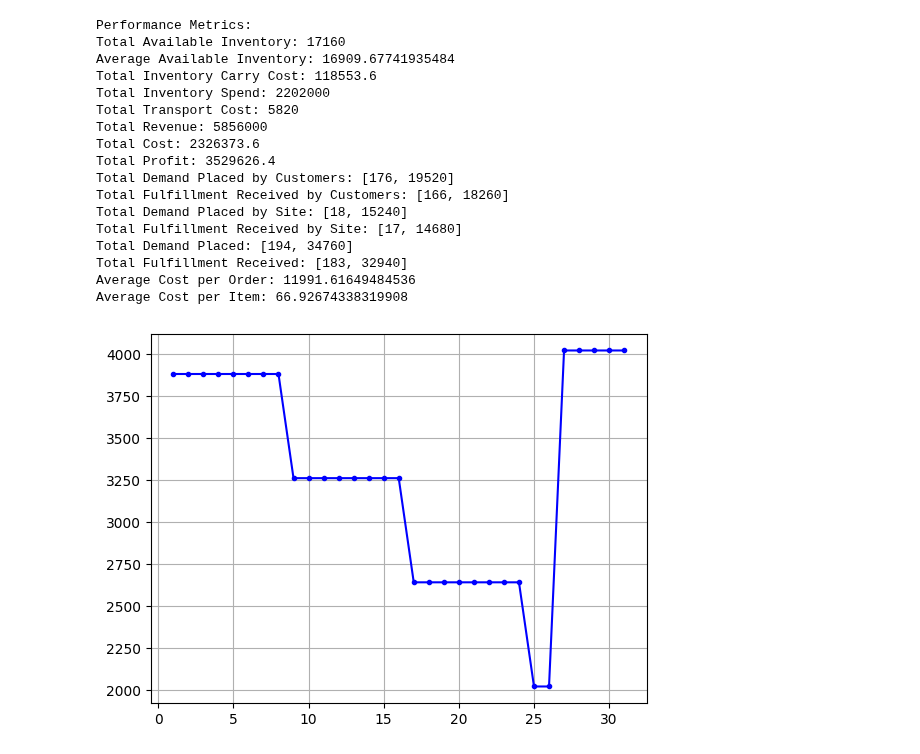
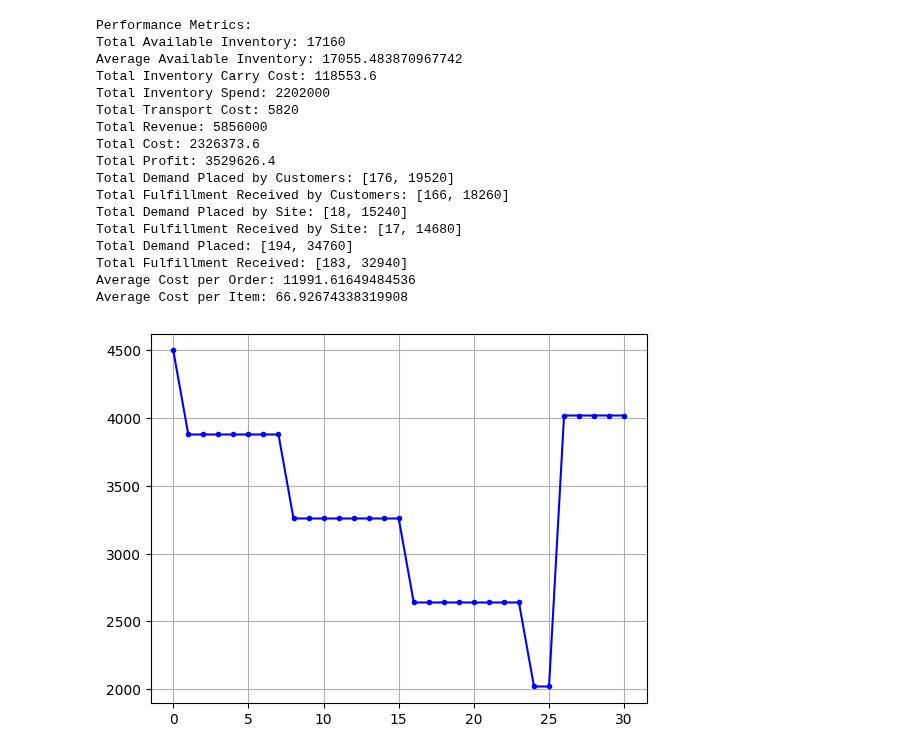
Before and after one commit to SupplyChainSimulation/SupplyNetPy, a Jupyter notebook: Validation/Single_Echelon_3.ipynb, the cells around one changed output. Cells and saved outputs as stored; diff of their text form; code cells hidden in the pictures.

```diff
--- a/Validation/Single_Echelon_3.ipynb
+++ b/Validation/Single_Echelon_3.ipynb
@@ -36,7 +34,7 @@ raw_mat = scm.RawMaterial(ID="RM1", name="raw materials mouse", extraction_quant
 supplier = scm.Supplier(env=env, ID='S1', name='Supplier', node_type="infinite_supplier")
 
 mouse = scm.Product(ID="B1", name="WM 1", manufacturing_cost=10, manufacturing_time=0, sell_price=300, buy_price=150,
-                             raw_materials=[{"raw_material": raw_mat, "quantity": 1}], units_per_cycle=2500)
+                             raw_materials=[{"raw_material": raw_mat, "quantity": 1}], batch_size=2500)
 
 distributor1 = scm.InventoryNode(env=env, ID='D1', name='Distribution Center 1', node_type="distributor",
                                 capacity=1000, initial_level=1000, inventory_holding_cost=0.22,
@@ -71,47 +69,47 @@ distributor8 = scm.InventoryNode(env=env, ID='D8', name='Distribution Center 8',
                                 replenishment_policy = scm.RQReplenishment, policy_param={'R':2500, 'Q':2000},
                                 product_buy_price=150, product_sell_price=300)
 
-link1= scm.Link(env=env, ID='L1', source=supplier, sink=distributor1, cost=30, lead_time=lambda: 1)
-link2 = scm.Link(env=env, ID='L2', source=supplier, sink=distributor2, cost=30, lead_time=lambda: 1)
-link3 = scm.Link(env=env, ID='L3', source=supplier, sink=distributor3, cost=30, lead_time=lambda: 1)
-link4 = scm.Link(env=env, ID='L4', source=supplier, sink=distributor4, cost=30, lead_time=lambda: 1)
-link5 = scm.Link(env=env, ID='L5', source=supplier, sink=distributor5, cost=30, lead_time=lambda: 1)
-link6 = scm.Link(env=env, ID='L6', source=supplier, sink=distributor6, cost=30, lead_time=lambda: 1)
-link7 = scm.Link(env=env, ID='L7', source=supplier, sink=distributor7, cost=30, lead_time=lambda: 1)
-link8 = scm.Link(env=env, ID='L8', source=supplier, sink=distributor8, cost=30, lead_time=lambda: 1)
+link1= scm.Link(env=env, ID='L1', source=supplier, sink=distributor1, cost=30, lead_time=lambda: 0.5)
+link2 = scm.Link(env=env, ID='L2', source=supplier, sink=distributor2, cost=30, lead_time=lambda: 0.5)
+link3 = scm.Link(env=env, ID='L3', source=supplier, sink=distributor3, cost=30, lead_time=lambda: 0.5)
+link4 = scm.Link(env=env, ID='L4', source=supplier, sink=distributor4, cost=30, lead_time=lambda: 0.5)
+link5 = scm.Link(env=env, ID='L5', source=supplier, sink=distributor5, cost=30, lead_time=lambda: 0.5)
+link6 = scm.Link(env=env, ID='L6', source=supplier, sink=distributor6, cost=30, lead_time=lambda: 0.5)
+link7 = scm.Link(env=env, ID='L7', source=supplier, sink=distributor7, cost=30, lead_time=lambda: 0.5)
+link8 = scm.Link(env=env, ID='L8', source=supplier, sink=distributor8, cost=30, lead_time=lambda: 0.5)
 
 demand1 = scm.Demand(env=env, ID='demand_D1', name='Demand 1', order_arrival_model=lambda: 1, order_quantity_model=lambda:20,
-                     delivery_cost=lambda:30, lead_time=lambda: 1, demand_node=distributor1)
+                     delivery_cost=lambda:30, lead_time=lambda: 0.5, demand_node=distributor1)
 demand2 = scm.Demand(env=env, ID='demand_D2', name='Demand 2', order_arrival_model=lambda: 1, order_quantity_model=lambda:40,
-                     delivery_cost=lambda:30, lead_time=lambda: 1, demand_node=distributor1)
+                     delivery_cost=lambda:30, lead_time=lambda: 0.5, demand_node=distributor1)
 demand3 = scm.Demand(env=env, ID='demand_D3', name='Demand 3', order_arrival_model=lambda: 2, order_quantity_model=lambda:60,
-                     delivery_cost=lambda:30, lead_time=lambda: 1, demand_node=distributor2)
+                     delivery_cost=lambda:30, lead_time=lambda: 0.5, demand_node=distributor2)
 demand4 = scm.Demand(env=env, ID='demand_D4', name='Demand 4', order_arrival_model=lambda: 2, order_quantity_model=lambda:80,
-                     delivery_cost=lambda:30, lead_time=lambda: 1, demand_node=distributor2)
+                     delivery_cost=lambda:30, lead_time=lambda: 0.5, demand_node=distributor2)
 demand5 = scm.Demand(env=env, ID='demand_D5', name='Demand 5', order_arrival_model=lambda: 3, order_quantity_model=lambda:100,
-                     delivery_cost=lambda:30, lead_time=lambda: 1, demand_node=distributor3)
+                     delivery_cost=lambda:30, lead_time=lambda: 0.5, demand_node=distributor3)
 demand6 = scm.Demand(env=env, ID='demand_D6', name='Demand 6', order_arrival_model=lambda: 3, order_quantity_model=lambda:120,
-                     delivery_cost=lambda:30, lead_time=lambda: 1, demand_node=distributor3)
+                     delivery_cost=lambda:30, lead_time=lambda: 0.5, demand_node=distributor3)
 demand7 = scm.Demand(env=env, ID='demand_D7', name='Demand 7', order_arrival_model=lambda: 4, order_quantity_model=lambda:140,
-                     delivery_cost=lambda:30, lead_time=lambda: 1, demand_node=distributor4)
+                     delivery_cost=lambda:30, lead_time=lambda: 0.5, demand_node=distributor4)
 demand8 = scm.Demand(env=env, ID='demand_D8', name='Demand 8', order_arrival_model=lambda: 4, order_quantity_model=lambda:160,
-                     delivery_cost=lambda:30, lead_time=lambda: 1, demand_node=distributor4)
+                     delivery_cost=lambda:30, lead_time=lambda: 0.5, demand_node=distributor4)
 demand9 = scm.Demand(env=env, ID='demand_D9', name='Demand 9', order_arrival_model=lambda: 5, order_quantity_model=lambda:180,
-                     delivery_cost=lambda:30, lead_time=lambda: 1, demand_node=distributor5)
+                     delivery_cost=lambda:30, lead_time=lambda: 0.5, demand_node=distributor5)
 demand10 = scm.Demand(env=env, ID='demand_D10', name='Demand 10', order_arrival_model=lambda: 5, order_quantity_model=lambda:200,
-                     delivery_cost=lambda:30, lead_time=lambda: 1, demand_node=distributor5)
+                     delivery_cost=lambda:30, lead_time=lambda: 0.5, demand_node=distributor5)
 demand11 = scm.Demand(env=env, ID='demand_D11', name='Demand 11', order_arrival_model=lambda: 6, order_quantity_model=lambda:220,
-                     delivery_cost=lambda:30, lead_time=lambda: 1, demand_node=distributor6)
+                     delivery_cost=lambda:30, lead_time=lambda: 0.5, demand_node=distributor6)
 demand12 = scm.Demand(env=env, ID='demand_D12', name='Demand 12', order_arrival_model=lambda: 6, order_quantity_model=lambda:240,
-                     delivery_cost=lambda:30, lead_time=lambda: 1, demand_node=distributor6)
+                     delivery_cost=lambda:30, lead_time=lambda: 0.5, demand_node=distributor6)
 demand13 = scm.Demand(env=env, ID='demand_D13', name='Demand 13', order_arrival_model=lambda: 7, order_quantity_model=lambda:260,
-                     delivery_cost=lambda:30, lead_time=lambda: 1, demand_node=distributor7)
+                     delivery_cost=lambda:30, lead_time=lambda: 0.5, demand_node=distributor7)
 demand14 = scm.Demand(env=env, ID='demand_D14', name='Demand 14', order_arrival_model=lambda: 7, order_quantity_model=lambda:280,
-                     delivery_cost=lambda:30, lead_time=lambda: 1, demand_node=distributor7)
+                     delivery_cost=lambda:30, lead_time=lambda: 0.5, demand_node=distributor7)
 demand15 = scm.Demand(env=env, ID='demand_D15', name='Demand 15', order_arrival_model=lambda: 8, order_quantity_model=lambda:300,
-                     delivery_cost=lambda:30, lead_time=lambda: 1, demand_node=distributor8)
+                     delivery_cost=lambda:30, lead_time=lambda: 0.5, demand_node=distributor8)
 demand16 = scm.Demand(env=env, ID='demand_D16', name='Demand 16', order_arrival_model=lambda: 8, order_quantity_model=lambda:320,
-                     delivery_cost=lambda:30, lead_time=lambda: 1, demand_node=distributor8)
+                     delivery_cost=lambda:30, lead_time=lambda: 0.5, demand_node=distributor8)
 
 
 inventory_nodes = [supplier,distributor1, distributor2, distributor3, distributor4, distributor5, distributor6, distributor7, distributor8]
@@ -122,7 +120,7 @@ env.run(until=simtime)
 
 import numpy as np
 import matplotlib.pyplot as plt
-supplynet = scm.create_sc_net(nodes = inventory_nodes, links = inventory_links, demands = demand_nodes)
+supplynet = scm.create_sc_net(env=env, nodes = inventory_nodes, links = inventory_links, demands = demand_nodes)
 supplynet = scm.simulate_sc_net(supplynet, sim_time=simtime)
 for node in inventory_nodes:
     inv_levels = np.array(node.inventory.instantaneous_levels)
@@ -150,18 +148,18 @@ INFO sim_trace - 30.9999:D2:shipment in transit from supplier:Supplier.
 Performance Metrics:
 Total Available Inventory: 17160
-Average Available Inventory: 16909.67741935484
+Average Available Inventory: 17055.483870967742
 Total Inventory Carry Cost: 118553.6
 Total Inventory Spend: 2202000
 Total Transport Cost: 5820
 Total Revenue: 5856000
 Total Cost: 2326373.6
 Total Profit: 3529626.4
 Total Demand Placed by Customers: [176, 19520]
 Total Fulfillment Received by Customers: [166, 18260]
 Total Demand Placed by Site: [18, 15240]
 Total Fulfillment Received by Site: [17, 14680]
 Total Demand Placed: [194, 34760]
 Total Fulfillment Received: [183, 32940]
 Average Cost per Order: 11991.61649484536
 Average Cost per Item: 66.92674338319908
-[figure, old version]
+[figure, new version]
```
Also changed, not shown: parts of 3 cells of this notebook, 11 other files.
